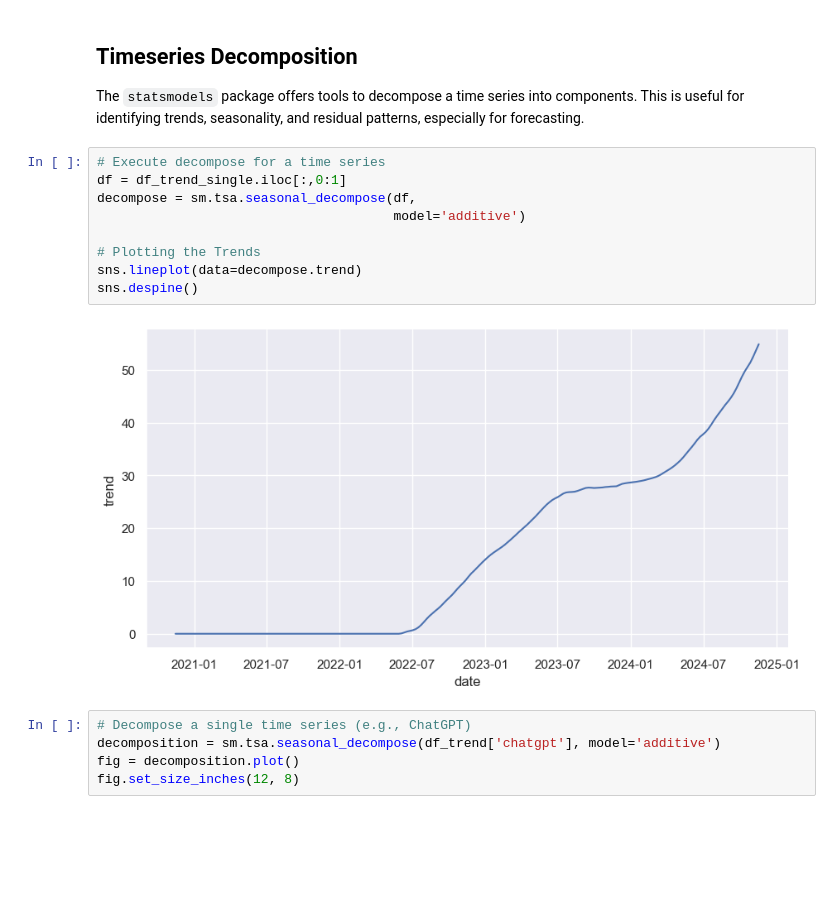
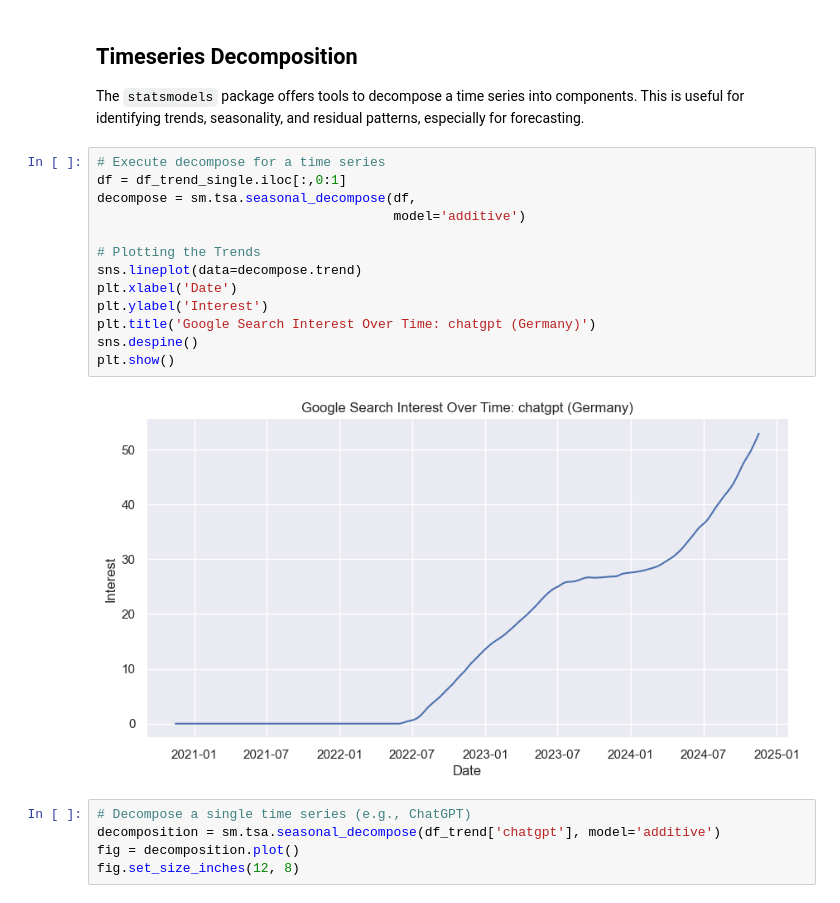
Before and after one commit to SheryllD/googletrends, a Jupyter notebook: pytrends.ipynb, the cells around one changed output. Cells and saved outputs as stored; diff of their text form; blank space fills up the shorter version.

```diff
--- a/pytrends.ipynb
+++ b/pytrends.ipynb
@@ -136,14 +145,18 @@ The `statsmodels` package offers tools to decompose a time series into component
 # %%
 # Execute decompose for a time series
 df = df_trend_single.iloc[:,0:1]
 decompose = sm.tsa.seasonal_decompose(df,
                                       model='additive')
 
 # Plotting the Trends
 sns.lineplot(data=decompose.trend)
+plt.xlabel('Date')
+plt.ylabel('Interest')
+plt.title('Google Search Interest Over Time: chatgpt (Germany)')
 sns.despine()
+plt.show()
 # %% [output]
-[figure, old version]
+[figure, new version]
 # %%
 # Decompose a single time series (e.g., ChatGPT)
 decomposition = sm.tsa.seasonal_decompose(df_trend['chatgpt'], model='additive')
```
Also changed, not shown: parts of 3 cells of this notebook.
